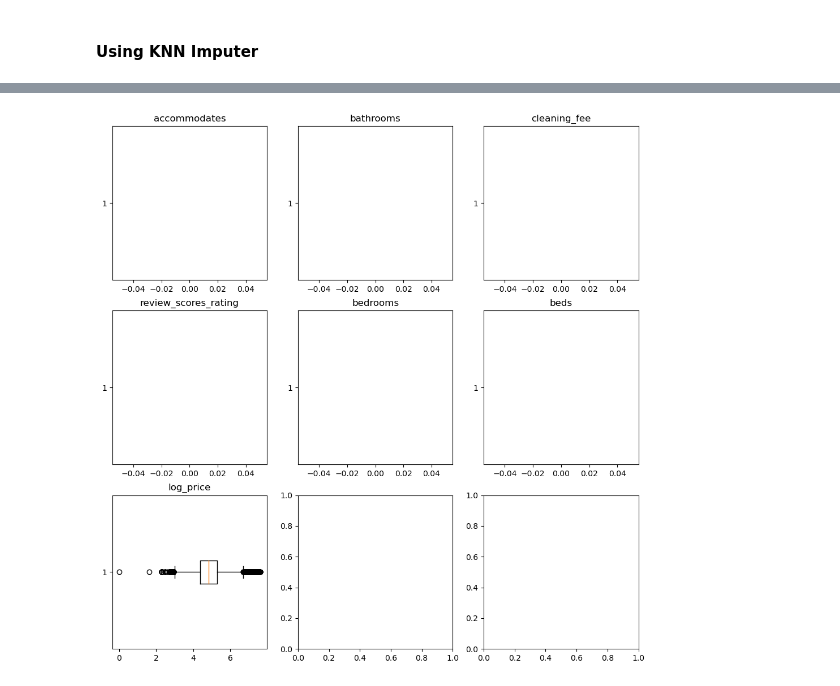
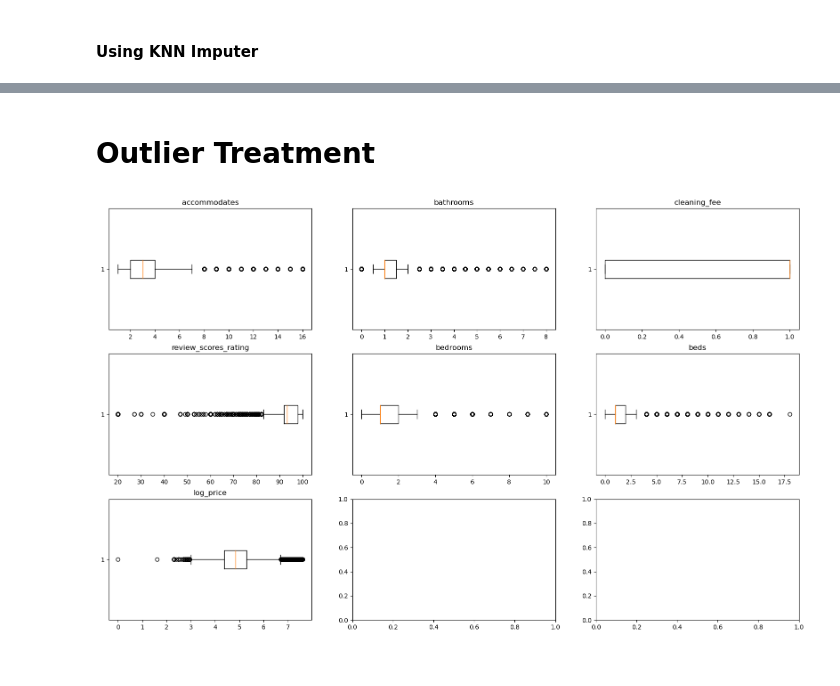
Before and after one commit to sukhpreet1910/HomestayPricePrediction, a Jupyter notebook: main.ipynb, the cells around one changed output, grey strips where cells are left out. Drawn from its saved outputs; the diff is of its cells as text; code cells hidden in the pictures.

```diff
--- a/main.ipynb
+++ b/main.ipynb
@@ -248,10 +241,15 @@ num = ['accommodates', 'bathrooms', 'cleaning_fee', 'review_scores_rating',
+# %% [markdown]
+# Outlier Treatment
 # %%
-fig, ax = plt.subplots(3, 3, figsize = (12, 12))
+num = ['accommodates', 'bathrooms', 'cleaning_fee', 'review_scores_rating',
+       'bedrooms', 'beds', 'log_price']
+
+fig, ax = plt.subplots(3, 3, figsize = (20, 12))
 
 for i, col in enumerate(num):
     r, c = divmod(i, 3)
-    ax[r, c].boxplot(data = df1, x = col, vert = 0)
+    ax[r, c].boxplot(data = df_mean, x = col, vert = 0)
     ax[r, c].set_title(col)
 plt.show()
 # %% [output]
-[figure, old version]
+[figure, new version]
```
Also changed, not shown: parts of 30 cells of this notebook.
